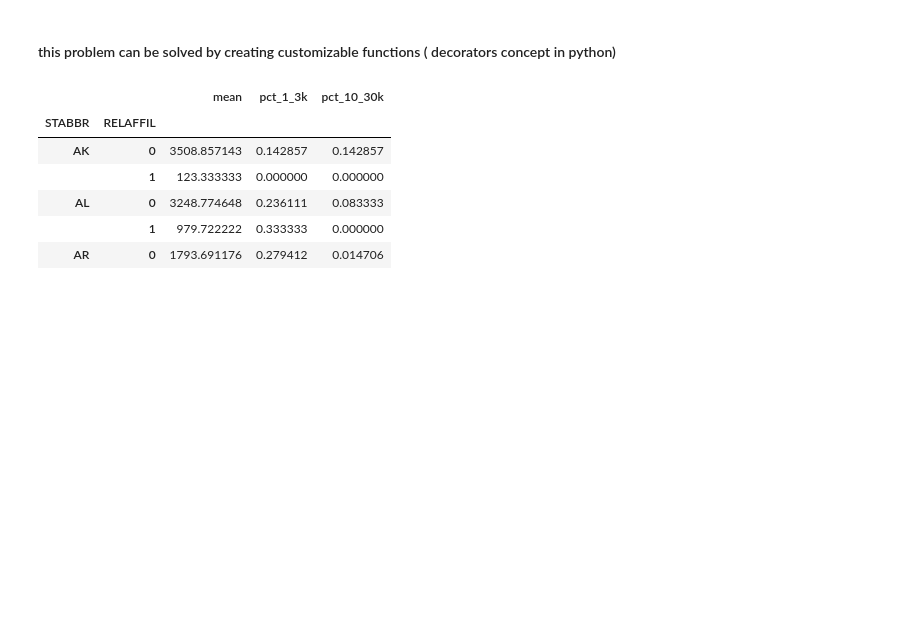
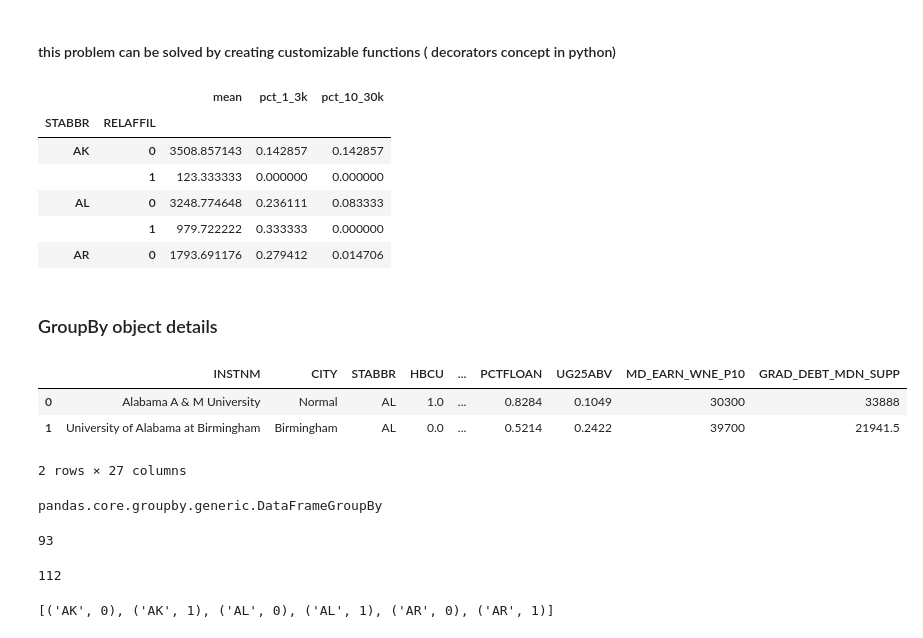
Before and after one commit to sandeepny441/projects_PS, a Jupyter notebook: pandas_sources/pandas_cookbook_p/7_Aggregation_Groupby_Operations.ipynb, the cells around one changed output. Saved outputs shown, nothing was run; the diff lists cells and outputs as text; code cells hidden in the pictures; blank space fills up the shorter version.

```diff
--- a/pandas_sources/pandas_cookbook_p/7_Aggregation_Groupby_Operations.ipynb
+++ b/pandas_sources/pandas_cookbook_p/7_Aggregation_Groupby_Operations.ipynb
@@ -389,3 +389,25 @@ college.groupby(['STABBR', 'RELAFFIL'])['UGDS'] \
 | AL | 0 | 3248.774648 | 0.236111 | 0.083333 |
 |  | 1 | 979.722222 | 0.333333 | 0.000000 |
 | AR | 0 | 1793.691176 | 0.279412 | 0.014706 |
+# %% [markdown]
+### GroupBy object details
+# %%
+college.head(2)
+# %% [output]
+|  | INSTNM | CITY | STABBR | HBCU | ... | PCTFLOAN | UG25ABV | MD_EARN_WNE_P10 | GRAD_DEBT_MDN_SUPP |
+| 0 | Alabama A & M University | Normal | AL | 1.0 | ... | 0.8284 | 0.1049 | 30300 | 33888 |
+| 1 | University of Alabama at Birmingham | Birmingham | AL | 0.0 | ... | 0.5214 | 0.2422 | 39700 | 21941.5 |
+2 rows × 27 columns
+# %%
+grouped = college.groupby(['STABBR', 'RELAFFIL'])
+type(grouped)
+# %% [output]
+pandas.core.groupby.generic.DataFrameGroupBy
+# %%
+len([attr for attr in dir(grouped) if not attr.startswith('_')])
+# %% [output]
+93
+# %%
+grouped.ngroups   # different combinations of the grouped columns
+# %% [output]
+112
@@ -391,0 +416,4 @@ college.groupby(['STABBR', 'RELAFFIL'])['UGDS'] \
+# %%
+groups[:6]
+# %% [output]
+[('AK', 0), ('AK', 1), ('AL', 0), ('AL', 1), ('AR', 0), ('AR', 1)]
```
Also changed, not shown: parts of 19 cells of this notebook.
